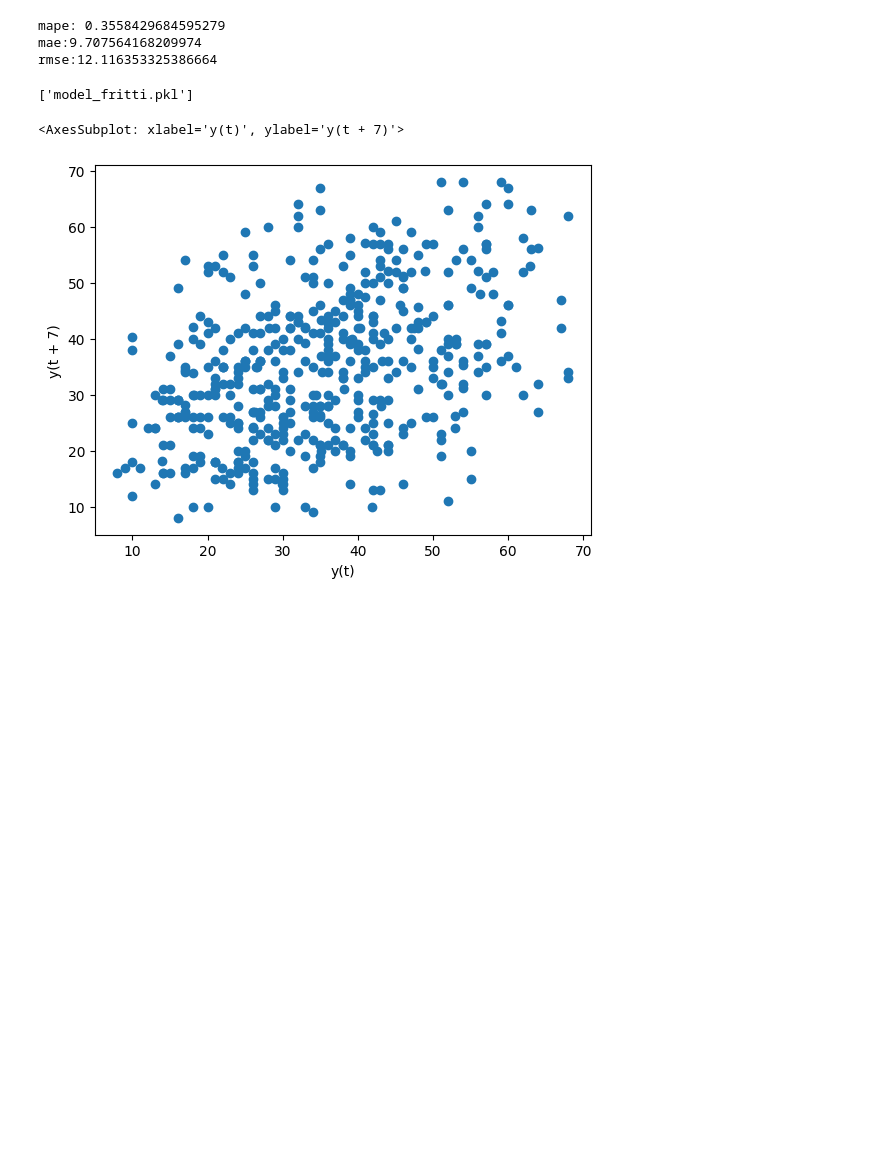
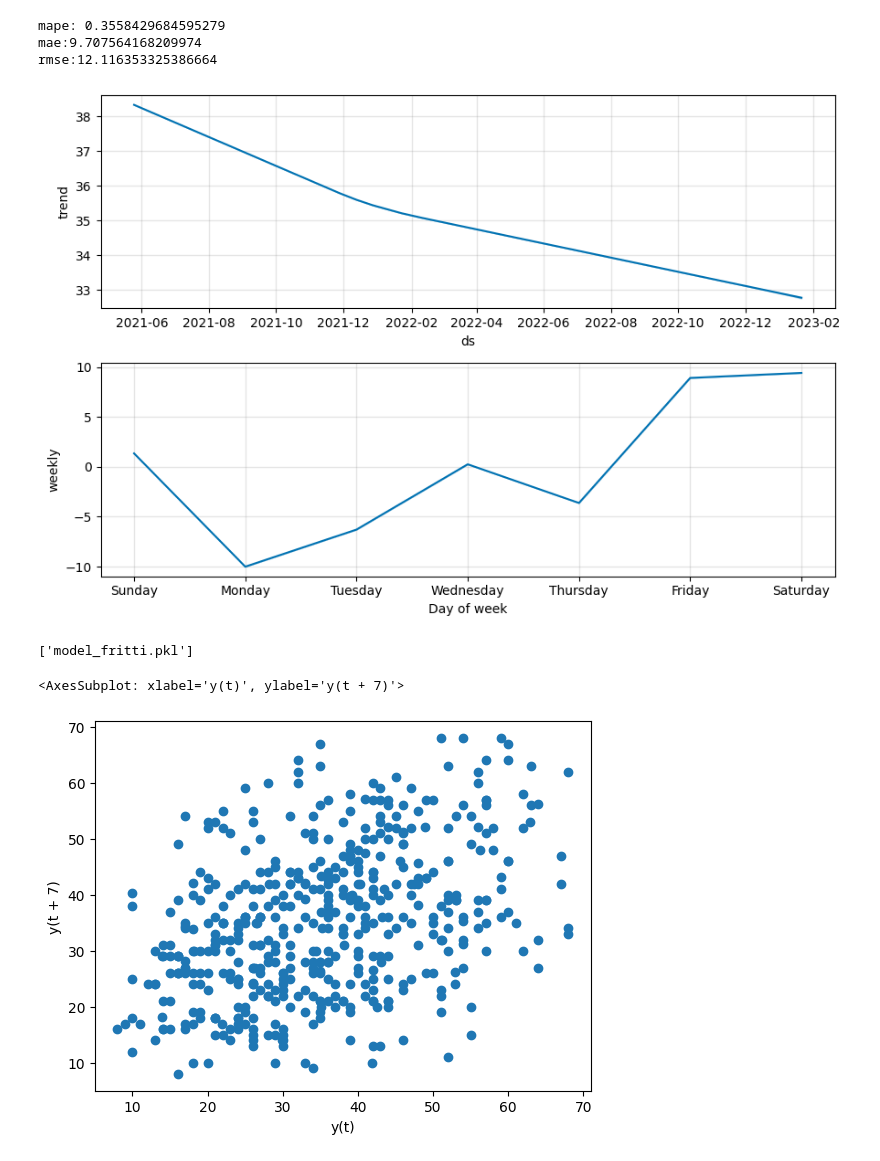
Before and after one commit to AleImbri/Progetto-BiFOR-Birra-16-12-22, a Jupyter notebook: Modello fritti.ipynb, the cells around one changed output. Cells and saved outputs as stored; diff of their text form; code cells hidden in the pictures; blank space fills up the shorter version.

```diff
--- a/Modello fritti.ipynb
+++ b/Modello fritti.ipynb
@@ -446,6 +444,10 @@ rmse:12.116353325386664
 # %%
 from prophet.plot import plot_components_plotly
 plot_components_plotly(model_tuned,forecast)
+# %%
+ model_tuned.plot_components(forecast);
+# %% [output]
+[figure, added]
 # %%
 # Save model
 import joblib
```
Also changed, not shown: parts of 15 cells of this notebook, 5 other files.
